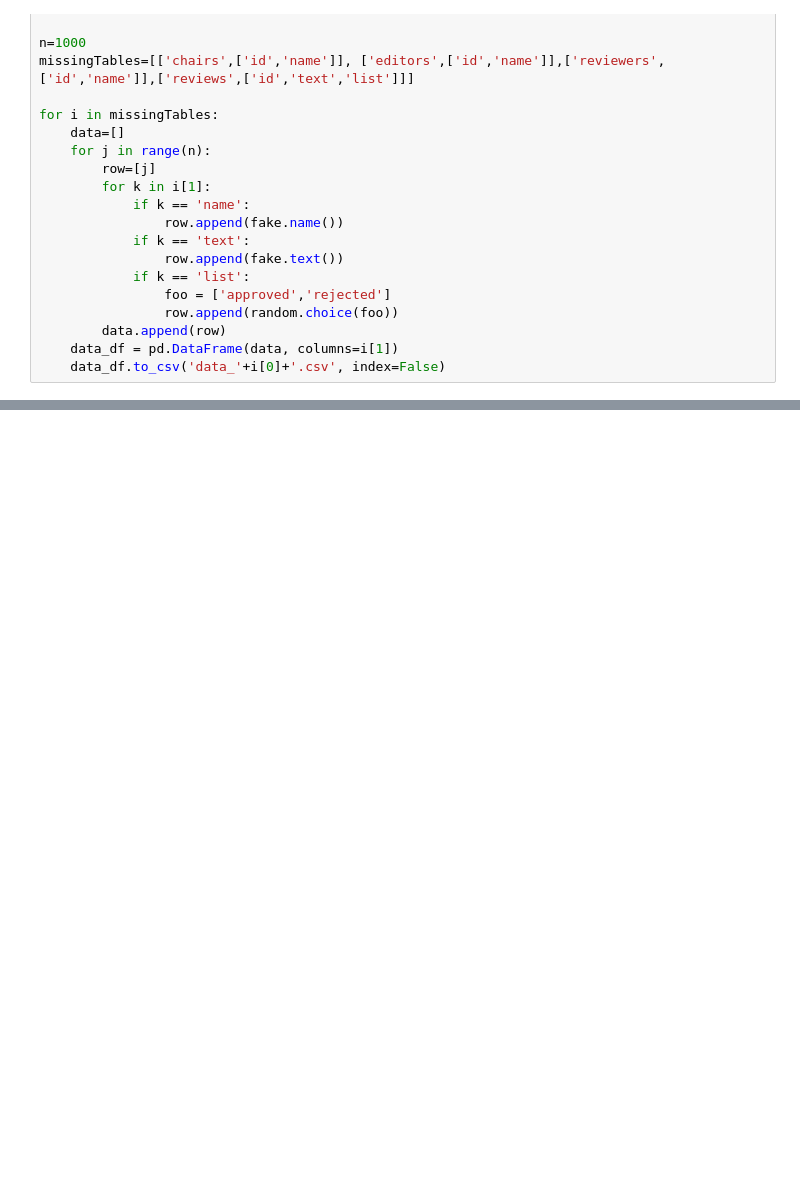
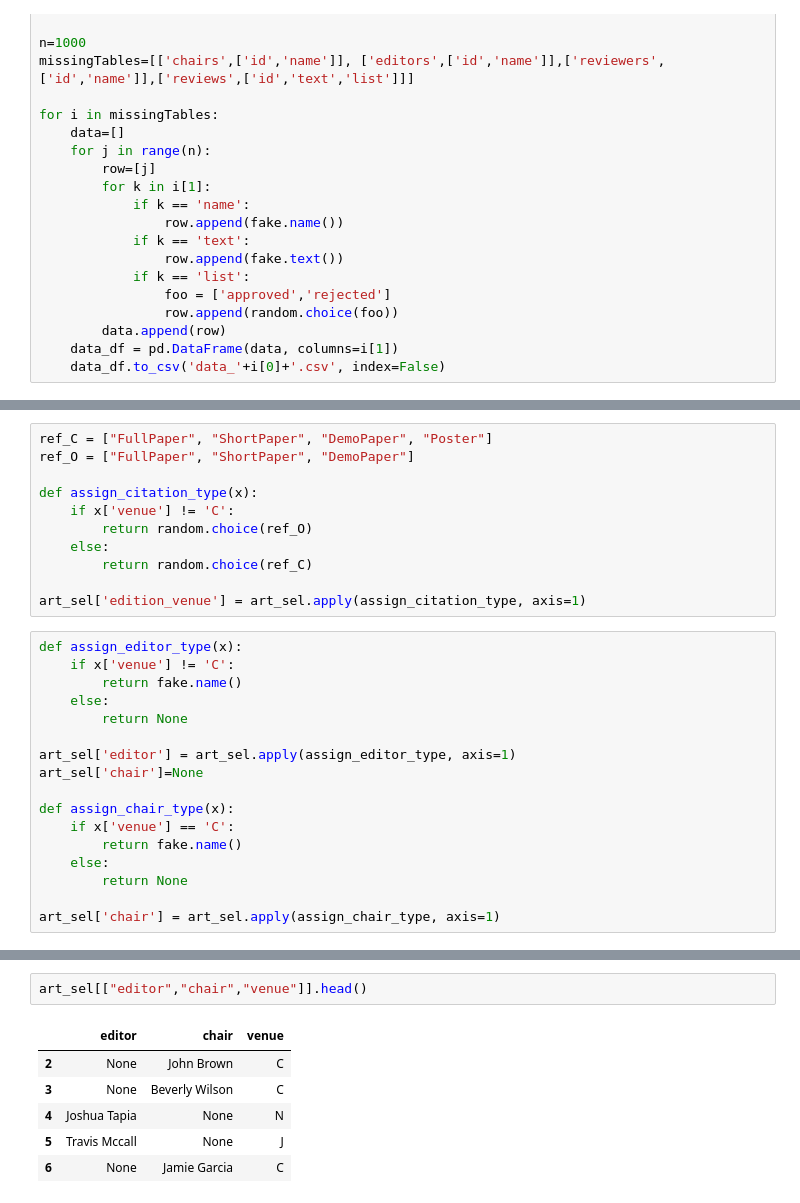
Before and after one commit to Lala341/SDM-lab03, a Jupyter notebook: generationData/newCSV/preprocess_dblpv12.ipynb, the cells around one changed output, grey strips where cells are left out. Drawn from its saved outputs; the diff is of its cells as text; blank space fills up the shorter version.

```diff
--- a/generationData/newCSV/preprocess_dblpv12.ipynb
+++ b/generationData/newCSV/preprocess_dblpv12.ipynb
@@ -73,0 +155,28 @@ for i in missingTables:
+# %%
+ref_C = ["FullPaper", "ShortPaper", "DemoPaper", "Poster"]
+ref_O = ["FullPaper", "ShortPaper", "DemoPaper"]
+
+def assign_citation_type(x):
+    if x['venue'] != 'C':
+        return random.choice(ref_O)
+    else:
+        return random.choice(ref_C)
+
+art_sel['edition_venue'] = art_sel.apply(assign_citation_type, axis=1)
+# %%
+def assign_editor_type(x):
+    if x['venue'] != 'C':
+        return fake.name()
+    else:
+        return None
+
+art_sel['editor'] = art_sel.apply(assign_editor_type, axis=1)
+art_sel['chair']=None
+
+def assign_chair_type(x):
+    if x['venue'] == 'C':
+        return fake.name()
+    else:
+        return None
+
+art_sel['chair'] = art_sel.apply(assign_chair_type, axis=1)
@@ -73,0 +193,9 @@ for i in missingTables:
+# %%
+art_sel[["editor","chair","venue"]].head()
+# %% [output]
+|  | editor | chair | venue |
+| 2 | None | John Brown | C |
+| 3 | None | Beverly Wilson | C |
+| 4 | Joshua Tapia | None | N |
+| 5 | Travis Mccall | None | J |
+| 6 | None | Jamie Garcia | C |
```
Also changed, not shown: parts of 30 cells of this notebook, 14 other files.
